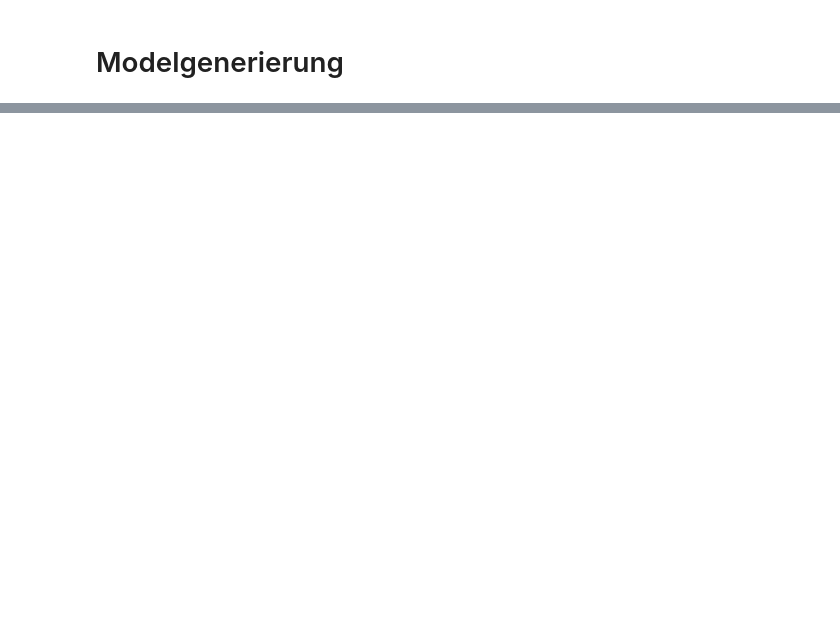
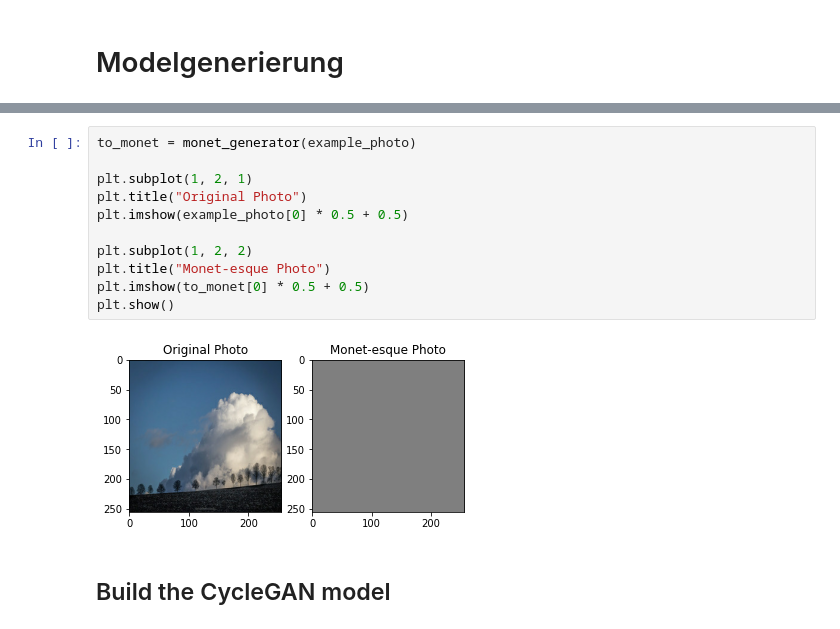
Before and after one commit to Ananassio/Data-Minig-Lab, a Jupyter notebook: Projekt/Projekt_Data_Minig_22_23_Marius_Zimmermann.ipynb, the cells around one changed output, grey strips where cells are left out. Drawn from its saved outputs; the diff is of its cells as text; blank space fills up the shorter version.

```diff
--- a/Projekt/Projekt_Data_Minig_22_23_Marius_Zimmermann.ipynb
+++ b/Projekt/Projekt_Data_Minig_22_23_Marius_Zimmermann.ipynb
@@ -150,0 +245,15 @@ _________________________________________________________________
+# %%
+to_monet = monet_generator(example_photo)
+
+plt.subplot(1, 2, 1)
+plt.title("Original Photo")
+plt.imshow(example_photo[0] * 0.5 + 0.5)
+
+plt.subplot(1, 2, 2)
+plt.title("Monet-esque Photo")
+plt.imshow(to_monet[0] * 0.5 + 0.5)
+plt.show()
+# %% [output]
+[figure, added]
+# %% [markdown]
+## Build the CycleGAN model
```
Also changed, not shown: parts of 24 cells of this notebook.
